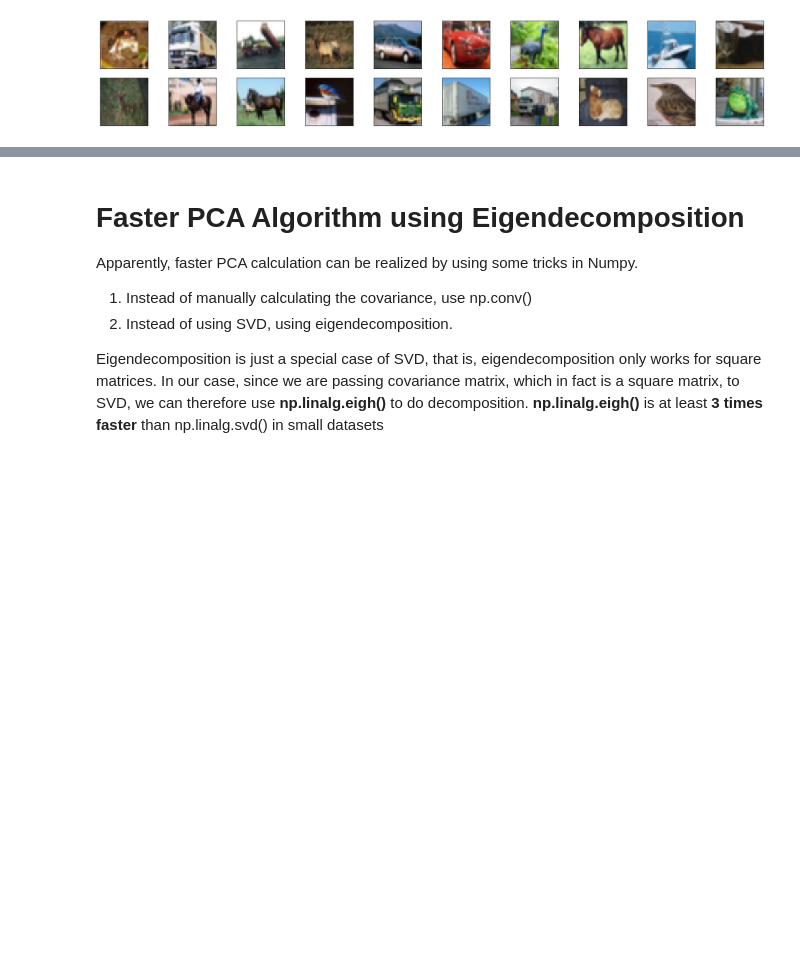
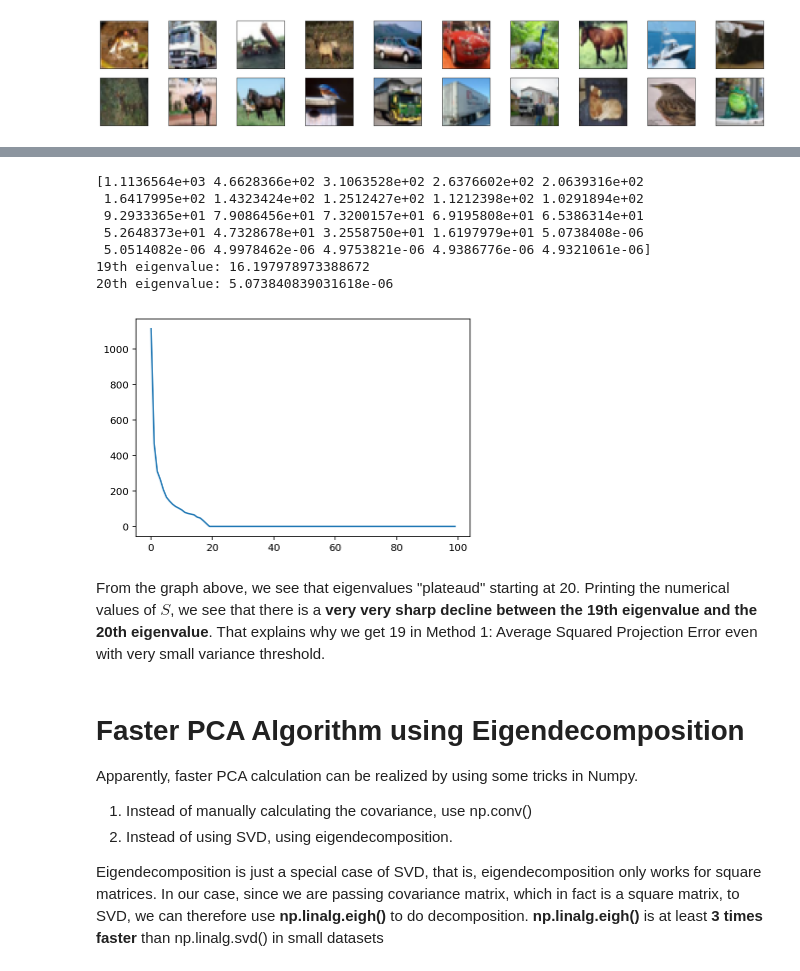
Before and after one commit to rrmina/Neural-Network-Experiments, a Jupyter notebook: PCA.ipynb, the cells around one changed output, grey strips where cells are left out. Saved outputs shown, nothing was run; the diff lists cells and outputs as text; code cells hidden in the pictures; blank space fills up the shorter version.

```diff
--- a/PCA.ipynb
+++ b/PCA.ipynb
@@ -73,6 +73,7 @@ You can now save the compressed representation of the data. You can also perform
 # %%
 def PCA(data, num_dim):
     # Reshape the data into flattened vectors [num_samples, -1]
+    original_shape = data.shape
     num_samples = data.shape[0]
     data = data.reshape(num_samples, -1)
 
@@ -95,9 +96,12 @@ def PCA(data, num_dim):
     # Add mean
     data_recovered += mean
 
-    return data_recovered, U
+    # Reshape to original shape
+    data_recovered = data_recovered.reshape(*original_shape)
 
-new_data_svd, U = PCA(data, 144)
+    return data_recovered, U, S
+
+new_data_svd, U, S = PCA(data, 144)
 # %%
 print(new_data_svd.shape)
 visualize(new_data_svd.reshape(-1,3,32,32).transpose(0,2,3,1))
@@ -107,3 +181,22 @@ visualize(new_data_svd.reshape(-1,3,32,32).transpose(0,2,3,1))
+# %%
+# Plot the top few eigenvalues
+plt.plot(S[:100])
+
+# From the graph, we see that eigenvalues "plateaud" starting at 20
+print(S[:25])
+print("19th eigenvalue: {}".format(S[18]))
+print("20th eigenvalue: {}".format(S[19]))
+# %% [output]
+[1.1136564e+03 4.6628366e+02 3.1063528e+02 2.6376602e+02 2.0639316e+02
+ 1.6417995e+02 1.4323424e+02 1.2512427e+02 1.1212398e+02 1.0291894e+02
+ 9.2933365e+01 7.9086456e+01 7.3200157e+01 6.9195808e+01 6.5386314e+01
+ 5.2648373e+01 4.7328678e+01 3.2558750e+01 1.6197979e+01 5.0738408e-06
+ 5.0514082e-06 4.9978462e-06 4.9753821e-06 4.9386776e-06 4.9321061e-06]
+19th eigenvalue: 16.197978973388672
+20th eigenvalue: 5.073840839031618e-06
+[figure, added]
+# %% [markdown]
+From the graph above, we see that eigenvalues "plateaud" starting at 20. Printing the numerical values of $S$, we see that there is a __very very sharp decline between the 19th eigenvalue and the 20th eigenvalue__. That explains why we get 19 in Method 1: Average Squared Projection Error even with very small variance threshold.
 # %% [markdown]
 # Faster PCA Algorithm using Eigendecomposition
 
```
Also changed, not shown: parts of 13 cells of this notebook.
